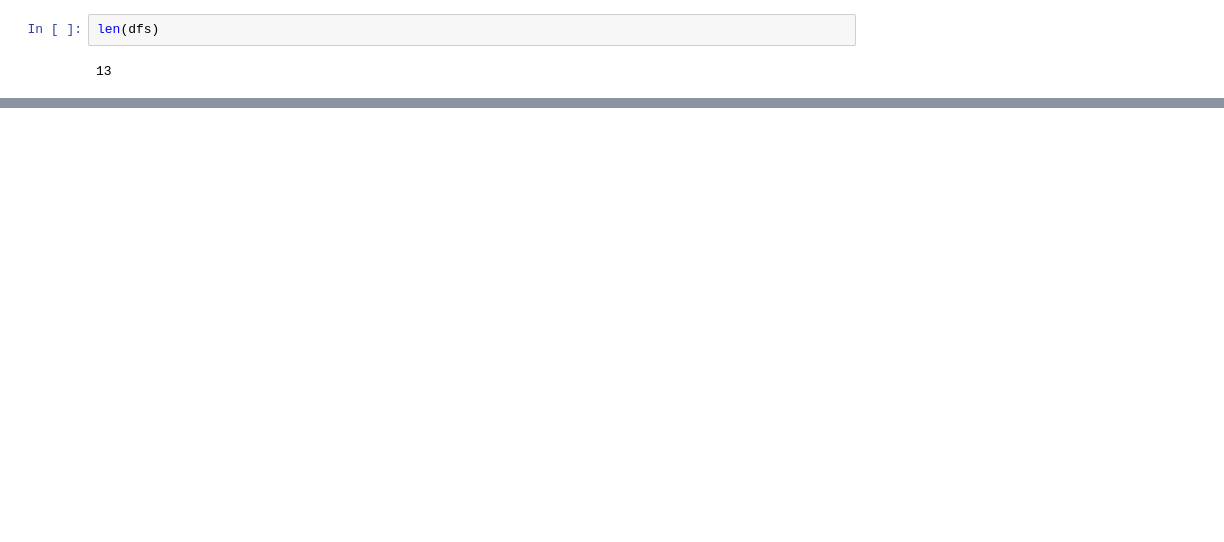
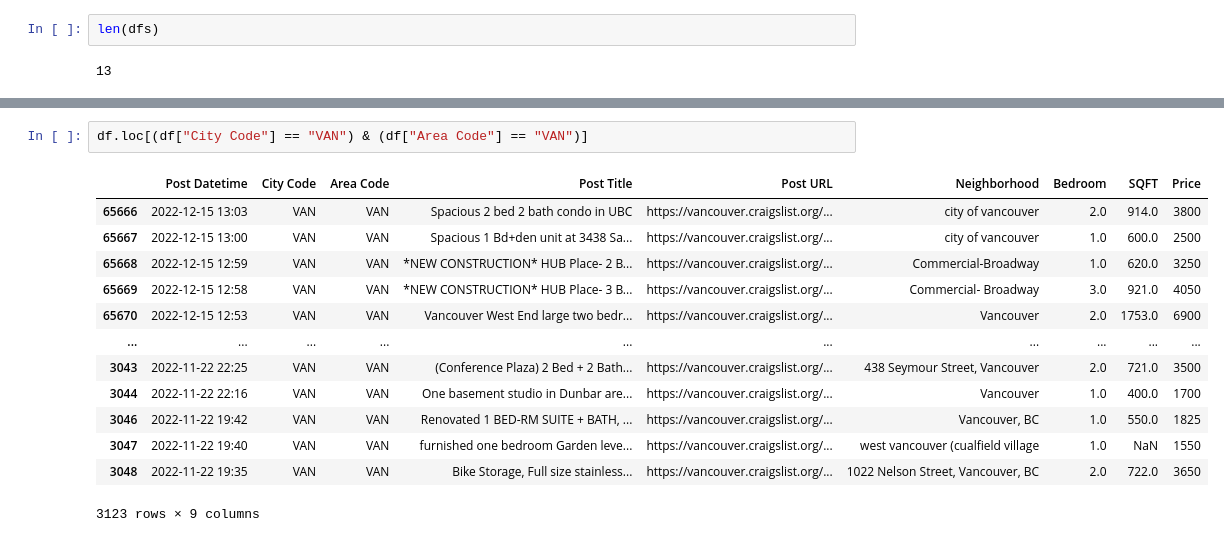
Before and after one commit to masaichig0/Data-Analysis-Project-1, a Jupyter notebook: data_collection.ipynb, the cells around one changed output, grey strips where cells are left out. Cells and saved outputs as stored; diff of their text form; blank space fills up the shorter version.

```diff
--- a/data_collection.ipynb
+++ b/data_collection.ipynb
@@ -287,0 +288,16 @@ memory usage: 892.1+ KB
+# %%
+df.loc[(df["City Code"] == "VAN") & (df["Area Code"] == "VAN")]
+# %% [output]
+|  | Post Datetime | City Code | Area Code | Post Title | Post URL | Neighborhood | Bedroom | SQFT | Price |
+| 65666 | 2022-12-15 13:03 | VAN | VAN | Spacious 2 bed 2 bath condo in UBC | https://vancouver.craigslist.org/... | city of vancouver | 2.0 | 914.0 | 3800 |
+| 65667 | 2022-12-15 13:00 | VAN | VAN | Spacious 1 Bd+den unit at 3438 Sa... | https://vancouver.craigslist.org/... | city of vancouver | 1.0 | 600.0 | 2500 |
+| 65668 | 2022-12-15 12:59 | VAN | VAN | *NEW CONSTRUCTION* HUB Place- 2 B... | https://vancouver.craigslist.org/... | Commercial-Broadway | 1.0 | 620.0 | 3250 |
+| 65669 | 2022-12-15 12:58 | VAN | VAN | *NEW CONSTRUCTION* HUB Place- 3 B... | https://vancouver.craigslist.org/... | Commercial- Broadway | 3.0 | 921.0 | 4050 |
+| 65670 | 2022-12-15 12:53 | VAN | VAN | Vancouver West End large two bedr... | https://vancouver.craigslist.org/... | Vancouver | 2.0 | 1753.0 | 6900 |
+| ... | ... | ... | ... | ... | ... | ... | ... | ... | ... |
+| 3043 | 2022-11-22 22:25 | VAN | VAN | (Conference Plaza) 2 Bed + 2 Bath... | https://vancouver.craigslist.org/... | 438 Seymour Street, Vancouver | 2.0 | 721.0 | 3500 |
+| 3044 | 2022-11-22 22:16 | VAN | VAN | One basement studio in Dunbar are... | https://vancouver.craigslist.org/... | Vancouver | 1.0 | 400.0 | 1700 |
+| 3046 | 2022-11-22 19:42 | VAN | VAN | Renovated 1 BED-RM SUITE + BATH, ... | https://vancouver.craigslist.org/... | Vancouver, BC | 1.0 | 550.0 | 1825 |
+| 3047 | 2022-11-22 19:40 | VAN | VAN | furnished one bedroom Garden leve... | https://vancouver.craigslist.org/... | west vancouver (cualfield village | 1.0 | NaN | 1550 |
+| 3048 | 2022-11-22 19:35 | VAN | VAN | Bike Storage, Full size stainless... | https://vancouver.craigslist.org/... | 1022 Nelson Street, Vancouver, BC | 2.0 | 722.0 | 3650 |
+3123 rows × 9 columns
```
Also changed, not shown: parts of 5 cells of this notebook, 2 other files.
